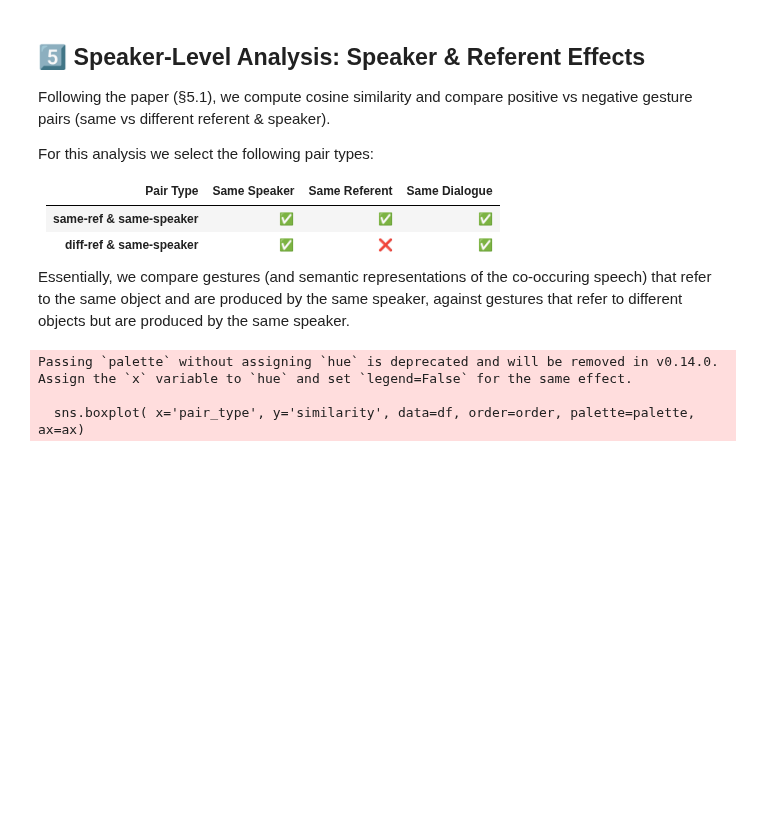
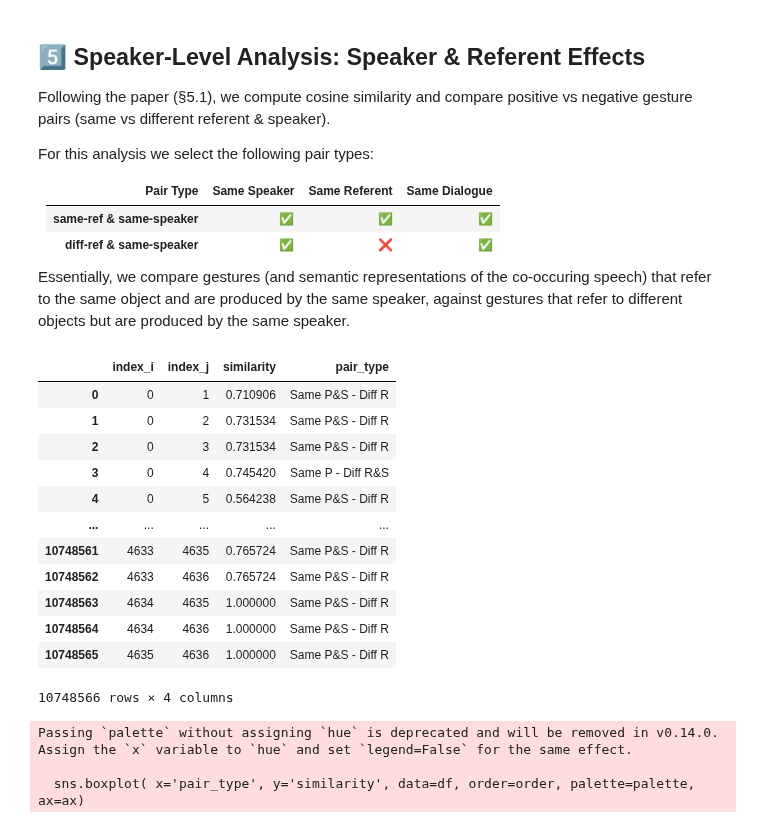
Before and after one commit to EsamGhaleb/medal_workshop_on_multimodal_interaction, a Jupyter notebook: Day2/Multimodal_Similarity_Analysis_Tutorial/Extracting_and_Analysing_Multimodal_Representations.ipynb, the cells around one changed output. Saved outputs shown, nothing was run; the diff lists cells and outputs as text; code cells hidden in the pictures; blank space fills up the shorter version.

```diff
--- a/Day2/Multimodal_Similarity_Analysis_Tutorial/Extracting_and_Analysing_Multimodal_Representations.ipynb
+++ b/Day2/Multimodal_Similarity_Analysis_Tutorial/Extracting_and_Analysing_Multimodal_Representations.ipynb
@@ -355,6 +355,22 @@ For this analysis we select the following pair types:
 | **diff-ref & same-speaker** | ✅ | ❌ | ✅ |
 
 Essentially, we compare gestures (and semantic representations of the co-occuring speech) that refer to the same object and are produced by the same speaker, against gestures that refer to different objects but are produced by the same speaker.
+# %%
+similarities_df
+# %% [output]
+|  | index_i | index_j | similarity | pair_type |
+| 0 | 0 | 1 | 0.710906 | Same P&S - Diff R |
+| 1 | 0 | 2 | 0.731534 | Same P&S - Diff R |
+| 2 | 0 | 3 | 0.731534 | Same P&S - Diff R |
+| 3 | 0 | 4 | 0.745420 | Same P - Diff R&S |
+| 4 | 0 | 5 | 0.564238 | Same P&S - Diff R |
+| ... | ... | ... | ... | ... |
+| 10748561 | 4633 | 4635 | 0.765724 | Same P&S - Diff R |
+| 10748562 | 4633 | 4636 | 0.765724 | Same P&S - Diff R |
+| 10748563 | 4634 | 4635 | 1.000000 | Same P&S - Diff R |
+| 10748564 | 4634 | 4636 | 1.000000 | Same P&S - Diff R |
+| 10748565 | 4635 | 4636 | 1.000000 | Same P&S - Diff R |
+10748566 rows × 4 columns
 # %%
 def plot_same_speaker_similarity(similarities_df: pd.DataFrame, subsample: bool) -> None:
     """
```
Also changed, not shown: parts of 2 cells of this notebook, 18 other files.
